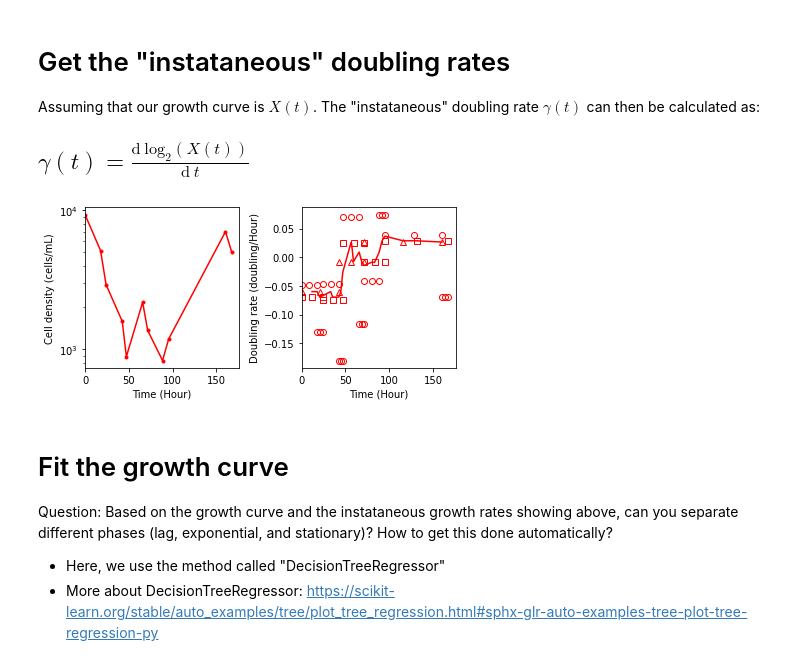
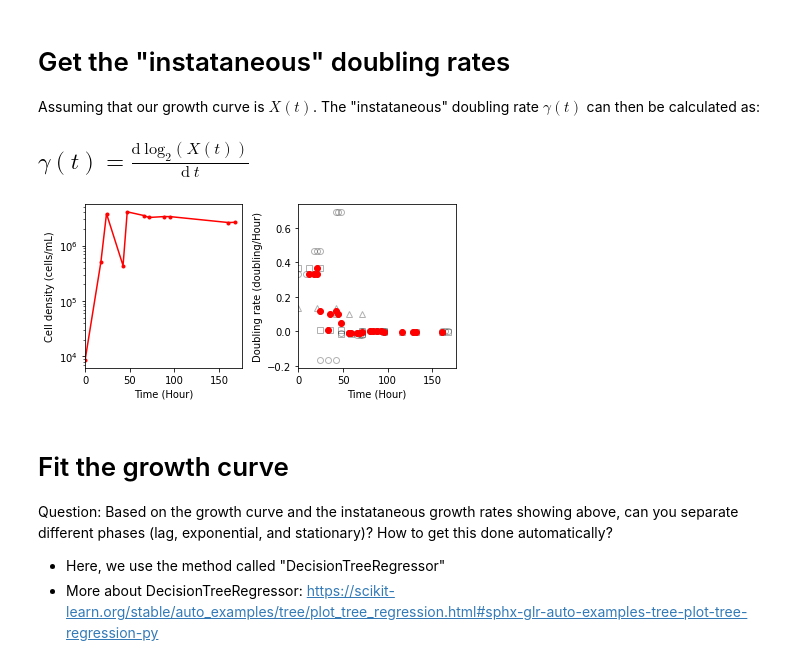
Before and after one commit to thrash-lab/sparse-growth-curve, a Jupyter notebook: 1_one_growth_curve_analysis.ipynb, the cells around one changed output. Drawn from its saved outputs; the diff is of its cells as text; code cells hidden in the pictures.

```diff
--- a/1_one_growth_curve_analysis.ipynb
+++ b/1_one_growth_curve_analysis.ipynb
@@ -85,11 +85,12 @@ def myLinearRegression_CB(x, y, x_fit, one_order=10):
 # import the growth curve data: time and cell density
 # (the two arrays need to be in the same length)
 time=np.array([  0.   ,  17.75 ,  24.   ,  42.5  ,  47.17 ,  65.75 ,  71.5  ,
-        88.5  ,  95.33 , 160.33 , 167.497])
+        88.5  ,  95.33 , 160.33 , 167.497]
+        )
 
-cell_density=np.array([9296.463891 , 5118.922238 , 2919.260052 , 1588.993779 ,
-        886.6513577, 2180.311927 , 1367.233683 ,  831.298949 ,
-       1182.239923 , 7020.315664 , 4990.099652 ])
+cell_density=np.array([8445.6, 512116.9, 3801502, 437134, 4105945,
+                       3518974, 3245031, 3368960, 3362095, 2628343,
+                       2654070])
 # %%
 %matplotlib inline
 plt.figure(figsize=(3,3))
@@ -211,48 +212,48 @@ plt.ylabel('Cell density (cells/mL)')
 plt.subplot(122)
 plt.plot(t_gamma,
          gamma,
-         'ro', mfc='none')
+         'ko', mfc='none', alpha=0.3)
 
 plt.plot(t_gamma_2,
          gamma_2,
-         'rs', mfc='none')
+         'ks', mfc='none', alpha=0.3)
 
 plt.plot(t_gamma_3,
          gamma_3,
-         'r^',mfc='none')
+         'k^',mfc='none', alpha=0.3)
 
 all_t_gamma=np.r_[t_gamma,t_gamma_2, t_gamma_3]
 all_gamma=np.r_[gamma, gamma_2, gamma_3]
 
 all_gamma=all_gamma[np.argsort(all_t_gamma)]
 all_t_gamma=np.sort(all_t_gamma)
 
 all_gamma=np.array([np.median(all_gamma[[i,i+1,i+2,i+3,
                                          i+4,i+5,i+6,i+7,i+8]])
                     for i in range(len(all_t_gamma)-9)])
 all_t_gamma=np.array([np.median(all_t_gamma[[i,i+1,i+2,i+3,
                                              i+4,i+5,i+6,i+7,i+8]])
                     for i in range(len(all_t_gamma)-9)])
 
 sel_t_gamma=np.unique(all_t_gamma)
 sel_gamma=[]
 for stg in sel_t_gamma:
   sel_gamma.append(
       np.mean(all_gamma[all_t_gamma==stg]))
 sel_gamma=np.array(sel_gamma)
 
-plt.plot(sel_t_gamma, sel_gamma, 'r-')
+plt.plot(sel_t_gamma, sel_gamma, 'ro')
 plt.xlim(left=0)
 
 plt.xlabel('Time (Hour)')
 plt.ylabel('Doubling rate (doubling/Hour)')
 
 plt.tight_layout()
 
 plt.savefig('./3_growth_curve_doubling_rates.pdf')
 plt.show()
 # %% [output]
-[figure, old version]
+[figure, new version]
 # %% [markdown]
 # Fit the growth curve
 
```
Also changed, not shown: parts of 13 cells of this notebook, 1 other file.
